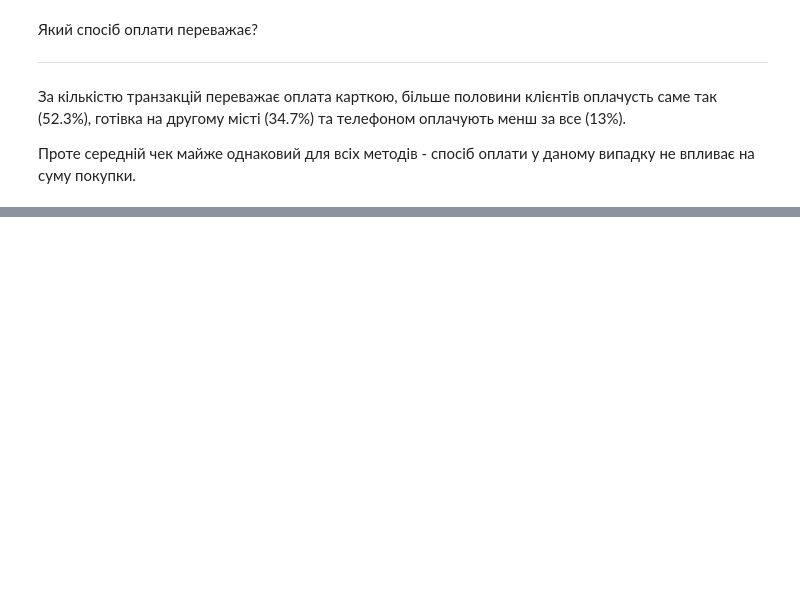
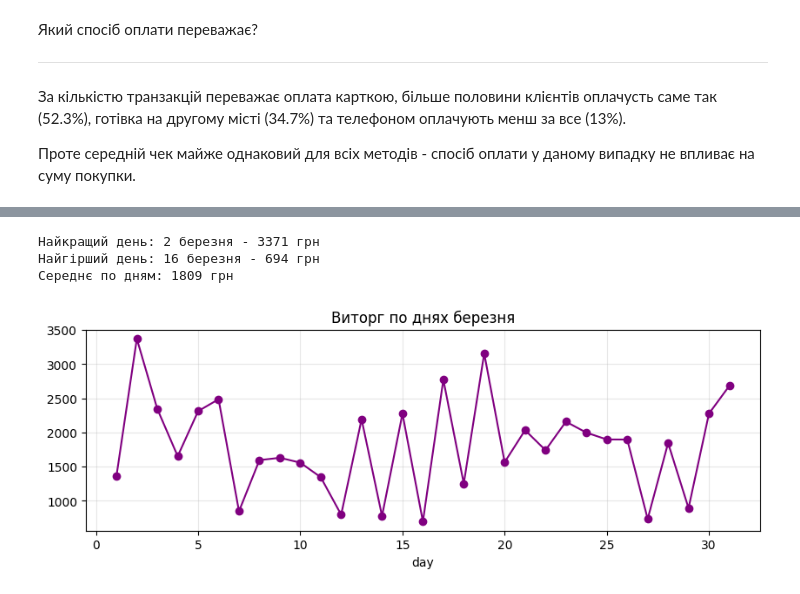
Before and after one commit to zzzer0-wav/myDTA_2026, a Jupyter notebook: projects_analysis/project_sales_analysis.ipynb, the cells around one changed output, grey strips where cells are left out. Saved outputs shown, nothing was run; the diff lists cells and outputs as text; code cells hidden in the pictures; blank space fills up the shorter version.

```diff
--- a/projects_analysis/project_sales_analysis.ipynb
+++ b/projects_analysis/project_sales_analysis.ipynb
@@ -920,0 +927,13 @@ ___
+# %%
+daily = df.groupby('day')['total_uah'].sum()
+best_day = daily.idxmax()
+print(f'Найкращий день: {best_day} березня - {daily[best_day]} грн')
+print(f'Найгірший день: {daily.idxmin()} березня - {daily.min()} грн')
+print(f'Середнє по дням: {daily.mean():.0f} грн')
+daily.plot.line(title='Виторг по днях березня', marker='o', figsize=(10,3), color='purple',)
+plt.grid(alpha=0.3)
+# %% [output]
+Найкращий день: 2 березня - 3371 грн
+Найгірший день: 16 березня - 694 грн
+Середнє по дням: 1809 грн
+[figure, added]
```
Also changed, not shown: parts of 11 cells of this notebook.
